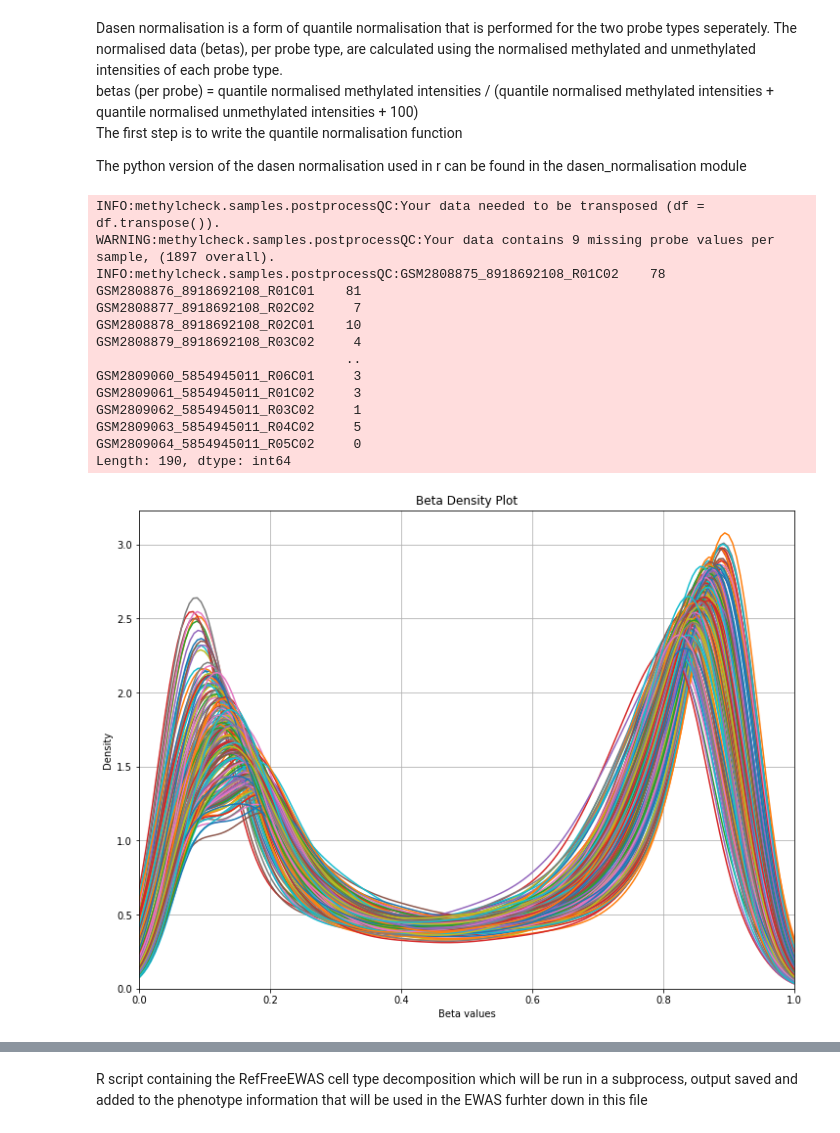
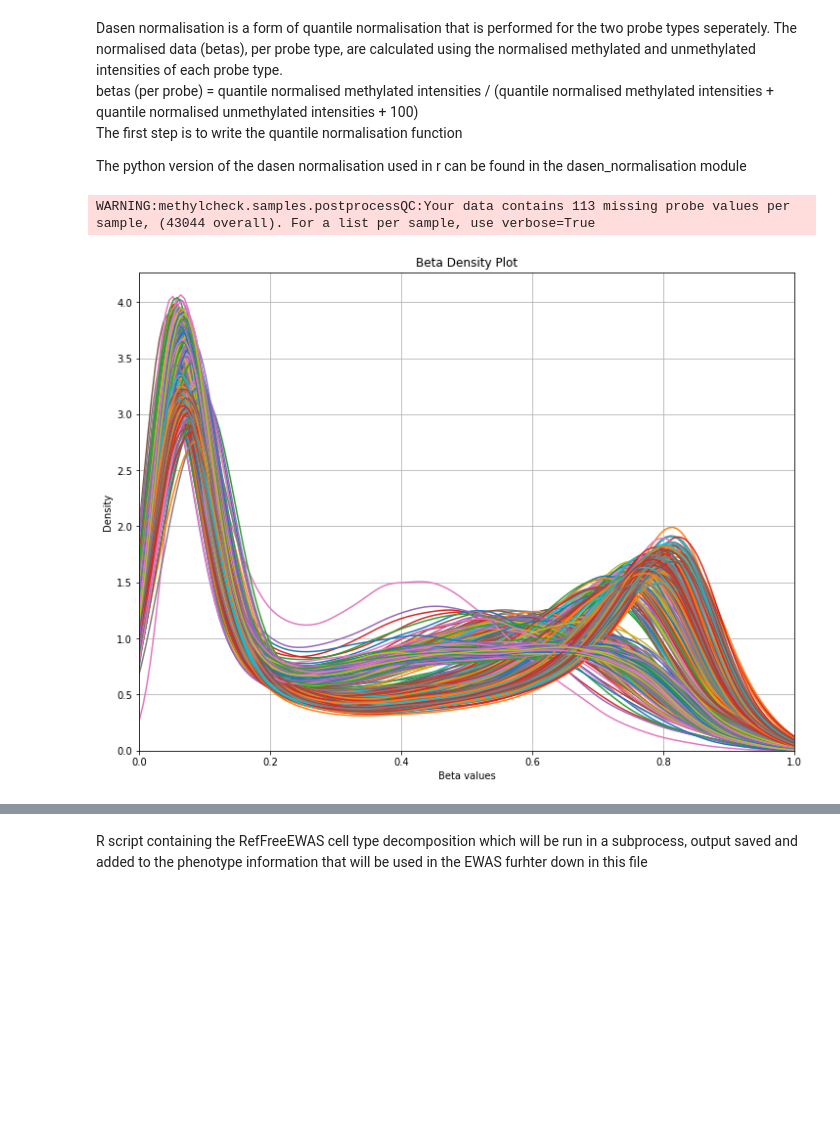
Before and after one commit to Waterkers/Federated_Differential_Methylation_Analysis, a Jupyter notebook: python_preprocessing.ipynb, the cells around one changed output, grey strips where cells are left out. Saved outputs shown, nothing was run; the diff lists cells and outputs as text; code cells hidden in the pictures; blank space fills up the shorter version.

```diff
--- a/python_preprocessing.ipynb
+++ b/python_preprocessing.ipynb
@@ -59,6 +25,7 @@ import methylcheck
 # %%
 working_path = "E:\\Msc Systems Biology\\MSB5000_Master_Thesis\\Practical work\\Federated_Differential_Methylation_Analysis"
 data_path = "E:\\Msc Systems Biology\\MSB5000_Master_Thesis\\Practical work\\Data"
-output_path = "E:\\Msc Systems Biology\\MSB5000_Master_Thesis\Practical work\\Federated_Differential_Methylation_Analysis\\Output"
+output_path = "E:\\Msc Systems Biology\\MSB5000_Master_Thesis\Practical work\\Data\\QC_Python"
+identifier = "GSE105109"
 # %% [markdown]
 Use subprocess to read the data contained in the idat files into dataframe using the readEPIC function from the wateRmelon package in R
@@ -119,5 +78,9 @@ beta_test = pd.read_csv("E:\\Msc Systems Biology\\MSB5000_Master_Thesis\\Practic
 # %%
-meth = pd.read_csv("E:\\Msc Systems Biology\\MSB5000_Master_Thesis\\Practical work\\Data\\Data_Full_Datasets\\GSE66351\\Filtered_Methylated.csv", index_col=0)
-unmeth = pd.read_csv("E:\\Msc Systems Biology\\MSB5000_Master_Thesis\\Practical work\\Data\\Data_Full_Datasets\\GSE66351\\Filtered_Unmethylated.csv", index_col=0)
-beta = pd.read_csv("E:\\Msc Systems Biology\\MSB5000_Master_Thesis\\Practical work\\Data\\Data_Full_Datasets\\GSE66351\\Filtered_Betas.csv", index_col=0)
-probe_type_data = probe_type_data.loc[list(set(probe_type_data.index.values).intersection(set(meth.index.values)))]
+# reading in the full data - seperate file locations since the preprocessing was done on the server and not locally due to memorie issues
+meth = pd.read_csv("E:\\Msc Systems Biology\\MSB5000_Master_Thesis\\Practical work\\Data\\Data_Full_Datasets\\GSE105109\\GSE105109_Filtered_Methylated.csv", index_col=0)
+unmeth = pd.read_csv("E:\\Msc Systems Biology\\MSB5000_Master_Thesis\\Practical work\\Data\\Data_Full_Datasets\\GSE105109\\GSE105109_Filtered_Unmethylated.csv", index_col=0)
+beta = pd.read_csv("E:\\Msc Systems Biology\\MSB5000_Master_Thesis\\Practical work\\Data\\Data_Full_Datasets\\GSE105109\\GSE105109_Filtered_Betas.csv", index_col=0)
+pheno = pd.read_csv("E:\\Msc Systems Biology\\MSB5000_Master_Thesis\\Practical work\\Data\\Data_Full_Datasets\\GSE105109\\GSE105109_Reduced_Pheno_Info.csv", index_col= 0)
+# loading in probe type annotation and selecting the probe annotation for the probes present in the dataset
+probe_type_data = pd.read_csv("E:\\Msc Systems Biology\\MSB5000_Master_Thesis\\Practical work\\Data\\probe_annotation_full.csv", index_col=0)
+probe_type_data = probe_type_data.loc[list(set(probe_type_data.index.values).intersection(set(meth.index.values)))].squeeze()
@@ -126,22 +87,10 @@ probe_type_data.to_csv("E:\\Msc Systems Biology\\MSB5000_Master_Thesis\\Practica
 # %%
 # plot the beta density distrubition before normalisation
-methylcheck.beta_density_plot(beta, verbose=True)
+pre_norm_BD = methylcheck.beta_density_plot(beta, return_fig=True)
+pre_norm_BD.savefig(os.path.join(output_path, (identifier + "pre-normalisation beta density distribution.jpeg")))
 # %% [output]
-INFO:methylcheck.samples.postprocessQC:Your data needed to be transposed (df = df.transpose()).
-WARNING:methylcheck.samples.postprocessQC:Your data contains 9 missing probe values per sample, (1897 overall).
-INFO:methylcheck.samples.postprocessQC:GSM2808875_8918692108_R01C02    78
-GSM2808876_8918692108_R01C01    81
-GSM2808877_8918692108_R02C02     7
-GSM2808878_8918692108_R02C01    10
-GSM2808879_8918692108_R03C02     4
-                                ..
-GSM2809060_5854945011_R06C01     3
-GSM2809061_5854945011_R01C02     3
-GSM2809062_5854945011_R03C02     1
-GSM2809063_5854945011_R04C02     5
-GSM2809064_5854945011_R05C02     0
-Length: 190, dtype: int64
+WARNING:methylcheck.samples.postprocessQC:Your data contains 113 missing probe values per sample, (43044 overall). For a list per sample, use verbose=True
-[figure, old version]
+[figure, new version]
 # %%
 import dasen_normalisation
 test_normalised_betas_module = dasen_normalisation.dasen_normalisation(unmeth, meth, probe_type_data)
```
Also changed, not shown: parts of 31 cells of this notebook.
